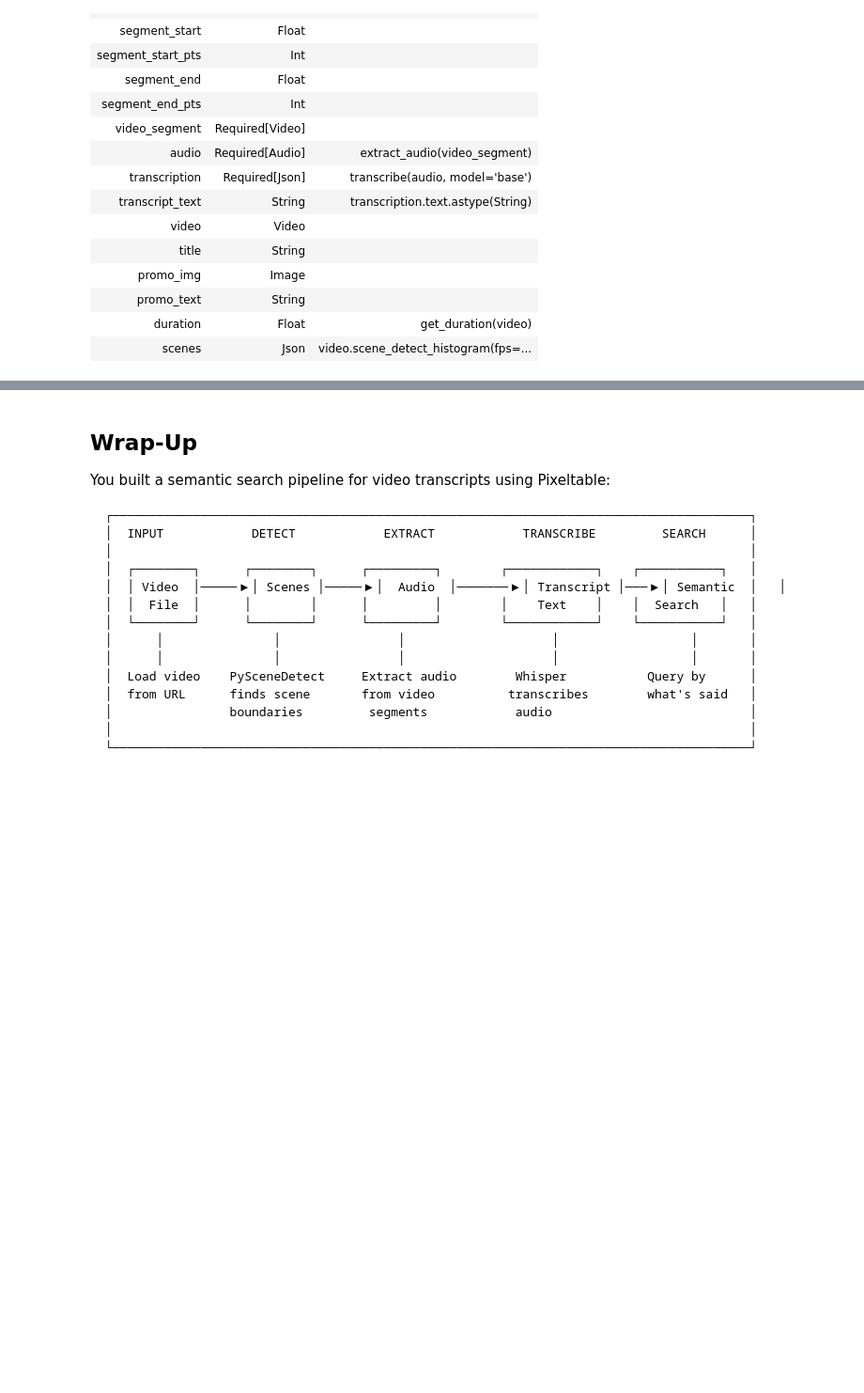
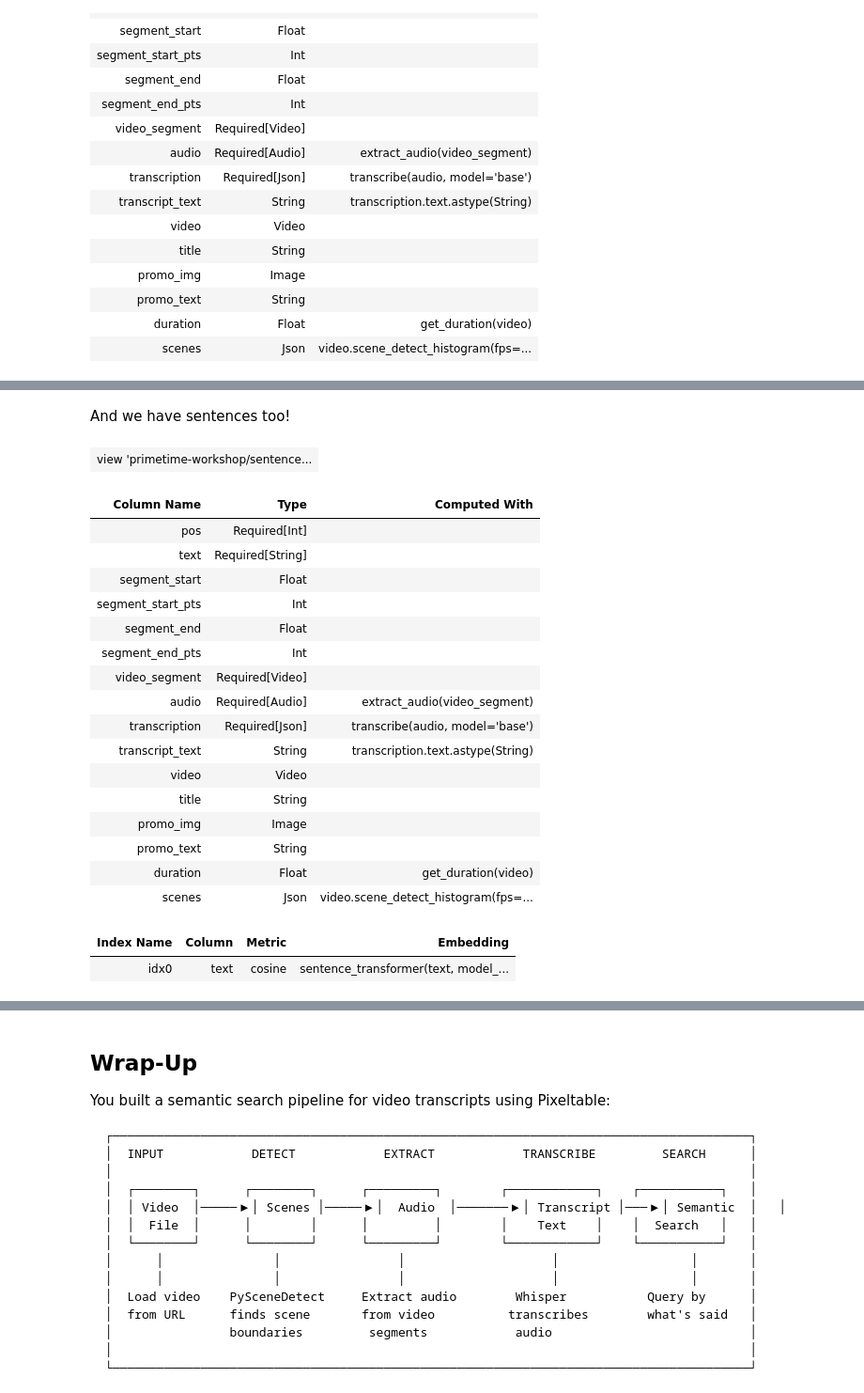
Before and after one commit to apreshill/pxt-primetime, a Jupyter notebook: 02_iterating-with-data.ipynb, the cells around one changed output, grey strips where cells are left out. Shown at 94% size. Drawn from its saved outputs; the diff is of its cells as text; code cells hidden in the pictures; blank space fills up the shorter version.

```diff
--- a/02_iterating-with-data.ipynb
+++ b/02_iterating-with-data.ipynb
@@ -554,3 +547,28 @@ scenes.select(scenes.promo_img, scenes.video_segment, scenes.transcript_text).ta
                                      transcript_text
 0   Do you ever see this email from a Bev Mellon ...
 1   So what's next podcast wise, Charles, you men...
+# %% [markdown]
+And we have sentences too!
+# %%
+sentences
+# %% [output]
+| view 'primetime-workshop/sentence... |
+| Column Name | Type | Computed With |
+| pos | Required[Int] |  |
+| text | Required[String] |  |
+| segment_start | Float |  |
+| segment_start_pts | Int |  |
+| segment_end | Float |  |
+| segment_end_pts | Int |  |
+| video_segment | Required[Video] |  |
+| audio | Required[Audio] | extract_audio(video_segment) |
+| transcription | Required[Json] | transcribe(audio, model='base') |
+| transcript_text | String | transcription.text.astype(String) |
+| video | Video |  |
+| title | String |  |
+| promo_img | Image |  |
+| promo_text | String |  |
+| duration | Float | get_duration(video) |
+| scenes | Json | video.scene_detect_histogram(fps=... |
+| Index Name | Column | Metric | Embedding |
+| idx0 | text | cosine | sentence_transformer(text, model_... |
```
Also changed, not shown: parts of 12 cells of this notebook, 2 other files.
